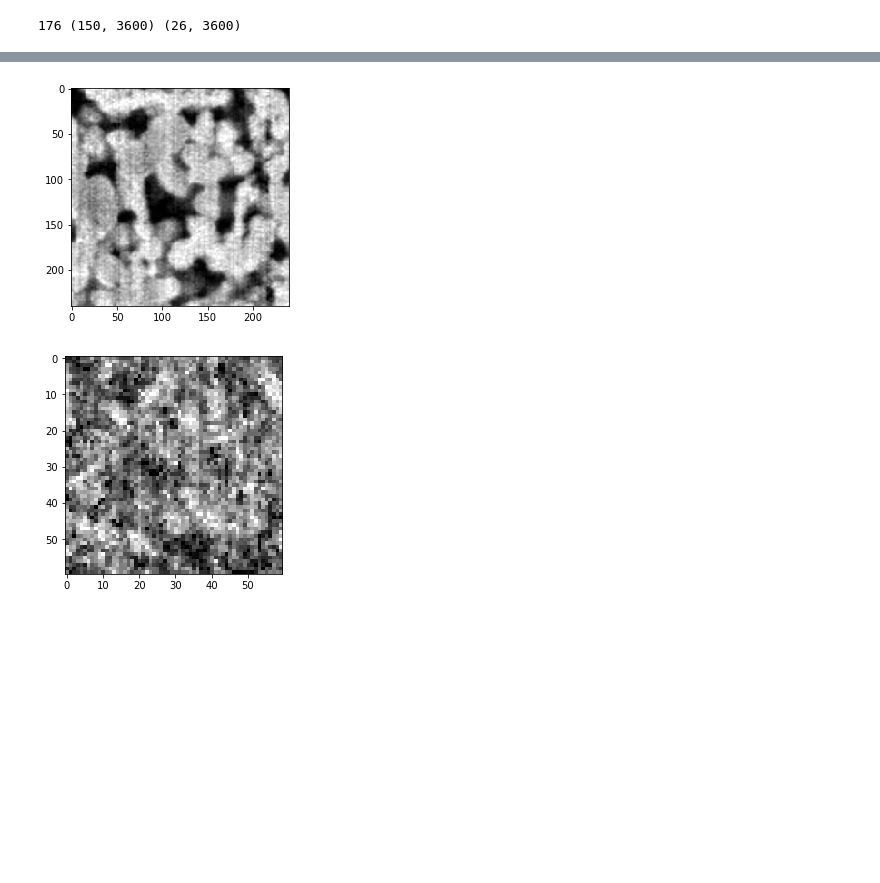
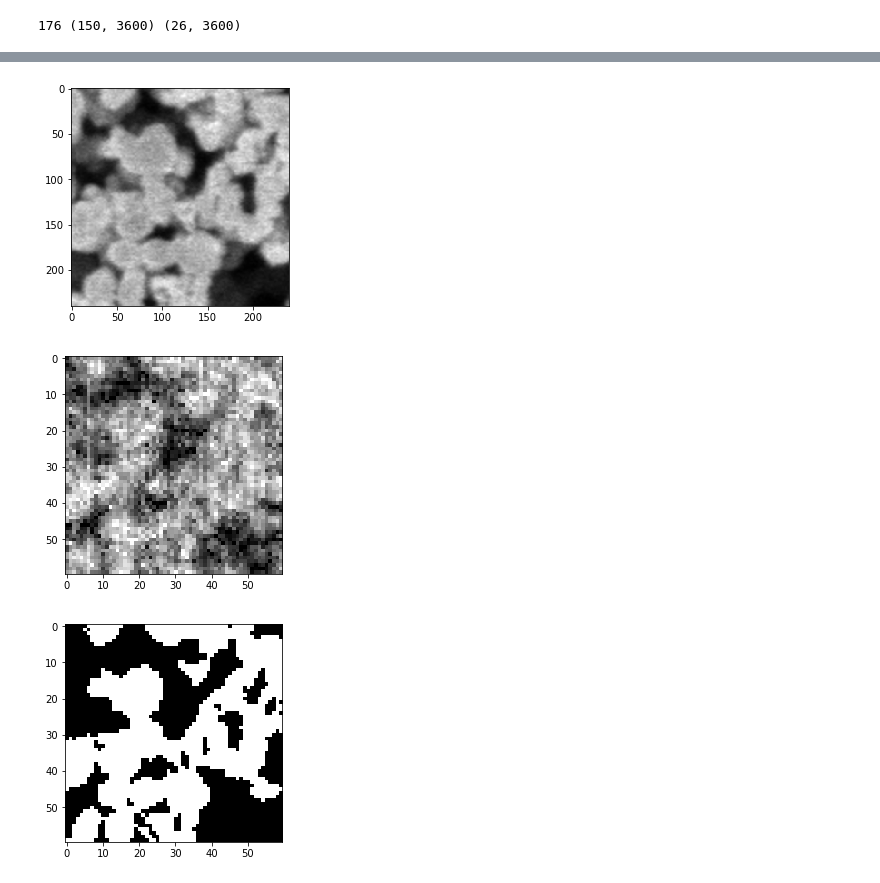
Before and after one commit to tokuo/cnn_fourier, a Jupyter notebook: demo.ipynb, the cells around one changed output, grey strips where cells are left out. Cells and saved outputs as stored; diff of their text form; code cells hidden in the pictures; blank space fills up the shorter version.

```diff
--- a/demo.ipynb
+++ b/demo.ipynb
@@ -409,10 +405,10 @@ model.add(Conv2D(10, (3, 3), padding='same', input_shape=(240, 240, 5)))
 model.add(BatchNormalization())
 model.add(Activation('relu'))
 model.add(MaxPooling2D(pool_size=(3, 3)))
-model.add(Conv2D(20, (5, 5), padding='same',))#strides
+model.add(Conv2D(20, (3, 3), padding='same',))#strides
 model.add(BatchNormalization())
 model.add(Activation('relu'))
-model.add(MaxPooling2D(pool_size=(4, 4)))
+model.add(MaxPooling2D(pool_size=(2, 2)))
 #upsampling
 '''
 model.add(Conv2D(30, (4, 4), padding='same'))
@@ -437,7 +433,7 @@ model.compile(loss="binary_crossentropy",
               optimizer='adam',
              metrics=['accuracy'])
 # %%
-model.fit(X, Y, epochs=10, batch_size=10)
+model.fit(X, Y, epochs=15, batch_size=10)
 #for i in range(15):
 #    model.train_on_batch(X[i*10:i*10+10, :], Y[i*10:i*10+10, :], )
 # %% [output]
@@ -528,12 +570,14 @@ y4 = np.reshape(y4,(60,60))
 # %%
 from sklearn.preprocessing import MinMaxScaler
 scaler = MinMaxScaler(feature_range=(0,255))
-img = scaler.fit_transform(X[0,:,:,0])
-plt.imshow(img, cmap='gray')
+plt.imshow(X[1,:,:,0], cmap='gray')
 plt.show()
 img = scaler.fit_transform(y4)
 plt.imshow(img, cmap='gray')
 plt.show()
+plt.imshow(np.reshape(Y[1,:],(60,60)), cmap='gray')
+plt.show()
 # %% [output]
-[figure, old version]
+[figure, new version]
-[figure, old version]
+[figure, new version]
+[figure, added]
```
Also changed, not shown: parts of 5 cells of this notebook.
